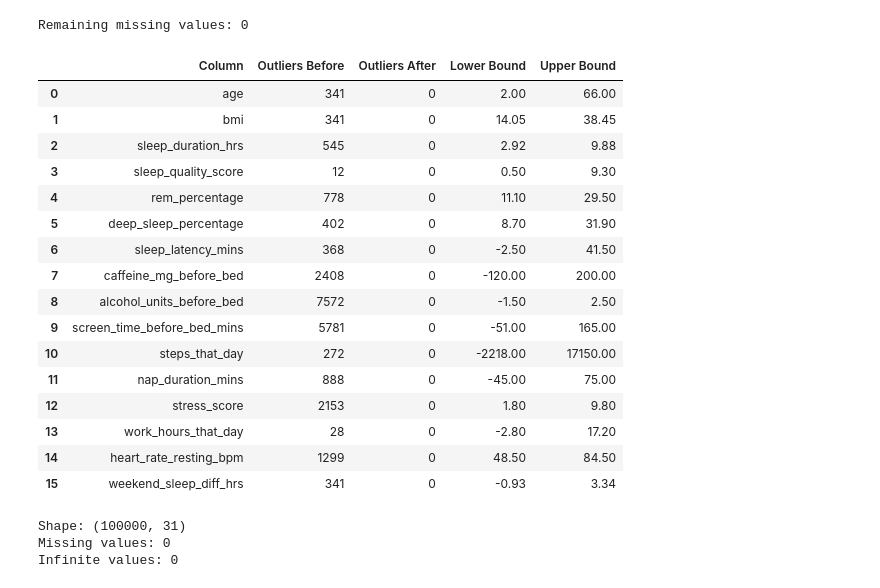
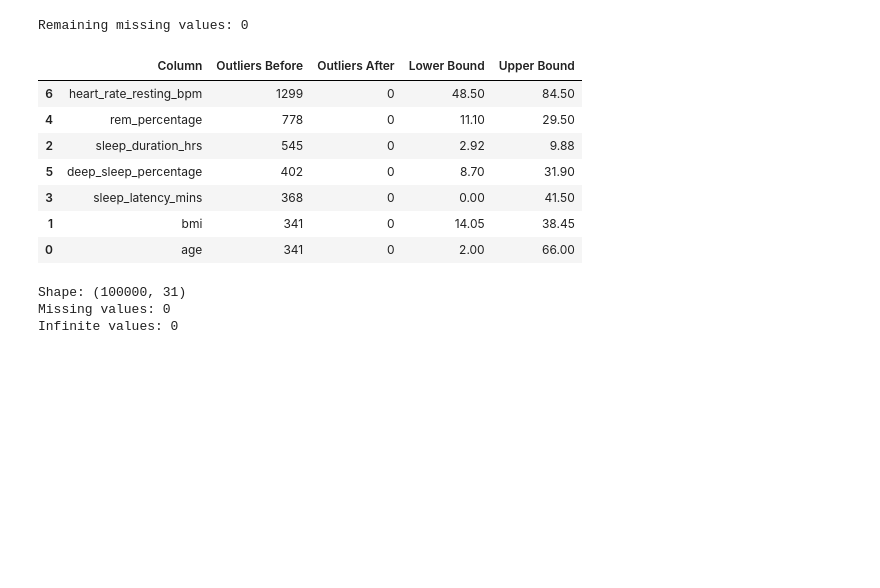
Before and after one commit to ibtihal7alharbi-tech/ML-project, a Jupyter notebook: sleep_disorder_risk_prediction.ipynb, the cells around one changed output. Cells and saved outputs as stored; diff of their text form; code cells hidden in the pictures; blank space fills up the shorter version.

```diff
--- a/sleep_disorder_risk_prediction.ipynb
+++ b/sleep_disorder_risk_prediction.ipynb
@@ -163,53 +172,87 @@ print("Remaining missing values:", df.isnull().sum().sum())
 # %% [output]
 Remaining missing values: 0
 # %%
-# Detect and cap outliers using IQR
+# Detect and cap outliers selectively using IQR + domain-aware bounds
+
 report = []
 
-numeric_cols = df.select_dtypes(include="number").columns
+# Work on a copy to keep the original dataframe unchanged
+df_capped = df.copy()
 
-for col in numeric_cols:
-    if col != "sleep_disorder_risk" and df[col].nunique() > 2:
-        q1 = df[col].quantile(0.25)
-        q3 = df[col].quantile(0.75)
-        iqr = q3 - q1
+# Columns to EXCLUDE from capping
+target_like_cols = [
+    "sleep_disorder_risk",
+    "sleep_quality_score",
+    "felt_rested",
+    "cognitive_performance_score",
+    "person_id"
+]
 
-        lower = q1 - 1.5 * iqr
-        upper = q3 + 1.5 * iqr
+# Columns where capping is recommended
+cap_cols = [
+    "age",
+    "bmi",
+    "sleep_duration_hrs",
+    "sleep_latency_mins",
+    "rem_percentage",
+    "deep_sleep_percentage",
+    "heart_rate_resting_bpm"
+]
 
-        outliers_before = ((df[col] < lower) | (df[col] > upper)).sum()
+# Optional domain-aware bounds to avoid unrealistic values
+domain_bounds = {
+    "age": (0, 100),
+    "bmi": (10, 60),
+    "sleep_duration_hrs": (0, 16),
+    "sleep_latency_mins": (0, 180),
+    "rem_percentage": (0, 100),
+    "deep_sleep_percentage": (0, 100),
+    "heart_rate_resting_bpm": (30, 200)
+}
 
-        if outliers_before > 0:
-            df[col] = df[col].clip(lower, upper)
-            outliers_after = ((df[col] < lower) | (df[col] > upper)).sum()
+for col in cap_cols:
+    if col in df_capped.columns and col not in target_like_cols:
+        if pd.api.types.is_numeric_dtype(df_capped[col]) and df_capped[col].nunique() > 2:
+            q1 = df_capped[col].quantile(0.25)
+            q3 = df_capped[col].quantile(0.75)
+            iqr = q3 - q1
+
+            lower = q1 - 1.5 * iqr
+            upper = q3 + 1.5 * iqr
+
+            # Apply domain-aware bounds if available
+            if col in domain_bounds:
+                domain_lower, domain_upper = domain_bounds[col]
+                lower = max(lower, domain_lower)
+                upper = min(upper, domain_upper)
+
+            outliers_before = ((df_capped[col] < lower) | (df_capped[col] > upper)).sum()
+
+            if outliers_before > 0:
+                df_capped[col] = df_capped[col].clip(lower, upper)
+
+            outliers_after = ((df_capped[col] < lower) | (df_capped[col] > upper)).sum()
 
             report.append({
                 "Column": col,
-                "Outliers Before": outliers_before,
-                "Outliers After": outliers_after,
+                "Outliers Before": int(outliers_before),
+                "Outliers After": int(outliers_after),
                 "Lower Bound": round(lower, 2),
                 "Upper Bound": round(upper, 2)
             })
 
-pd.DataFrame(report)
+# Show capping report
+capping_report = pd.DataFrame(report).sort_values(by="Outliers Before", ascending=False)
+display(capping_report)
 # %% [output]
 |  | Column | Outliers Before | Outliers After | Lower Bound | Upper Bound |
+| 6 | heart_rate_resting_bpm | 1299 | 0 | 48.50 | 84.50 |
+| 4 | rem_percentage | 778 | 0 | 11.10 | 29.50 |
+| 2 | sleep_duration_hrs | 545 | 0 | 2.92 | 9.88 |
+| 5 | deep_sleep_percentage | 402 | 0 | 8.70 | 31.90 |
+| 3 | sleep_latency_mins | 368 | 0 | 0.00 | 41.50 |
+| 1 | bmi | 341 | 0 | 14.05 | 38.45 |
 | 0 | age | 341 | 0 | 2.00 | 66.00 |
-| 1 | bmi | 341 | 0 | 14.05 | 38.45 |
-| 2 | sleep_duration_hrs | 545 | 0 | 2.92 | 9.88 |
-| 3 | sleep_quality_score | 12 | 0 | 0.50 | 9.30 |
-| 4 | rem_percentage | 778 | 0 | 11.10 | 29.50 |
-| 5 | deep_sleep_percentage | 402 | 0 | 8.70 | 31.90 |
-| 6 | sleep_latency_mins | 368 | 0 | -2.50 | 41.50 |
-| 7 | caffeine_mg_before_bed | 2408 | 0 | -120.00 | 200.00 |
-| 8 | alcohol_units_before_bed | 7572 | 0 | -1.50 | 2.50 |
-| 9 | screen_time_before_bed_mins | 5781 | 0 | -51.00 | 165.00 |
-| 10 | steps_that_day | 272 | 0 | -2218.00 | 17150.00 |
-| 11 | nap_duration_mins | 888 | 0 | -45.00 | 75.00 |
-| 12 | stress_score | 2153 | 0 | 1.80 | 9.80 |
-| 13 | work_hours_that_day | 28 | 0 | -2.80 | 17.20 |
-| 14 | heart_rate_resting_bpm | 1299 | 0 | 48.50 | 84.50 |
-| 15 | weekend_sleep_diff_hrs | 341 | 0 | -0.93 | 3.34 |
 # %%
 # Final data check
 print("Shape:", df.shape)
```
Also changed, not shown: parts of 60 cells of this notebook.
